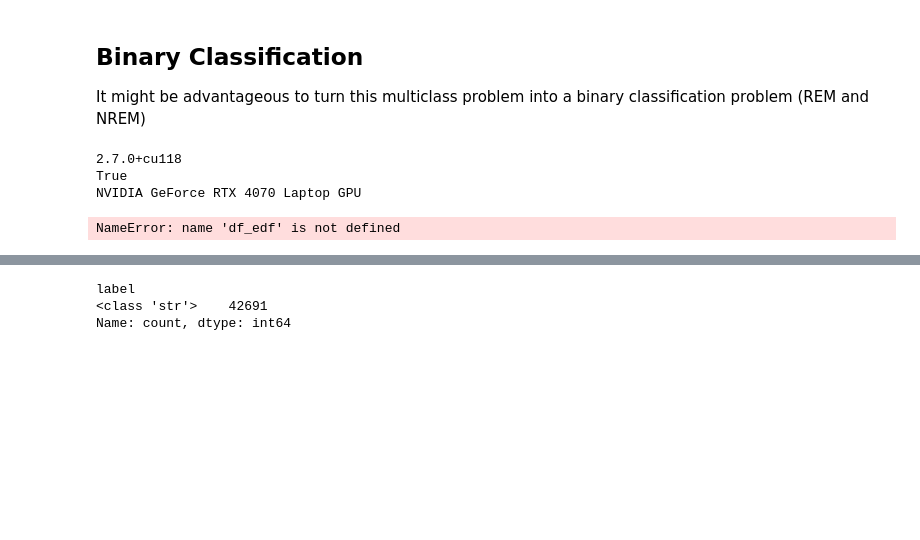
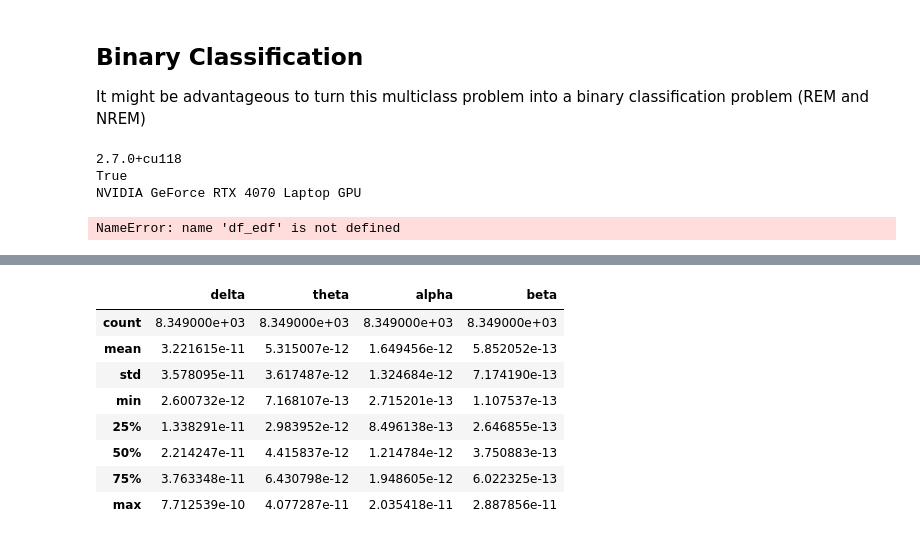
Before and after one commit to andrewsarracini/DS_Tutorials, a Jupyter notebook: Tutorials/wave_analysis.ipynb, the cells around one changed output, grey strips where cells are left out. Saved outputs shown, nothing was run; the diff lists cells and outputs as text; code cells hidden in the pictures; blank space fills up the shorter version.

```diff
--- a/Tutorials/wave_analysis.ipynb
+++ b/Tutorials/wave_analysis.ipynb
@@ -1038,7 +1024,12 @@ TypeError: can't convert np.ndarray of type numpy.object_. The only supported ty
-# %%
-df_edf['label'].unique()
-df_edf['label'].apply(type).value_counts()
-# %% [output]
-label
-<class 'str'>    42691
-Name: count, dtype: int64
+# %%
+df_edf[df_edf['label'] == 'REM'][['delta', 'theta', 'alpha', 'beta']].describe()
+# %% [output]
+|  | delta | theta | alpha | beta |
+| count | 8.349000e+03 | 8.349000e+03 | 8.349000e+03 | 8.349000e+03 |
+| mean | 3.221615e-11 | 5.315007e-12 | 1.649456e-12 | 5.852052e-13 |
+| std | 3.578095e-11 | 3.617487e-12 | 1.324684e-12 | 7.174190e-13 |
+| min | 2.600732e-12 | 7.168107e-13 | 2.715201e-13 | 1.107537e-13 |
+| 25% | 1.338291e-11 | 2.983952e-12 | 8.496138e-13 | 2.646855e-13 |
+| 50% | 2.214247e-11 | 4.415837e-12 | 1.214784e-12 | 3.750883e-13 |
+| 75% | 3.763348e-11 | 6.430798e-12 | 1.948605e-12 | 6.022325e-13 |
+| max | 7.712539e-10 | 4.077287e-11 | 2.035418e-11 | 2.887856e-11 |
```
Also changed, not shown: parts of 2 cells of this notebook, 2 other files.
